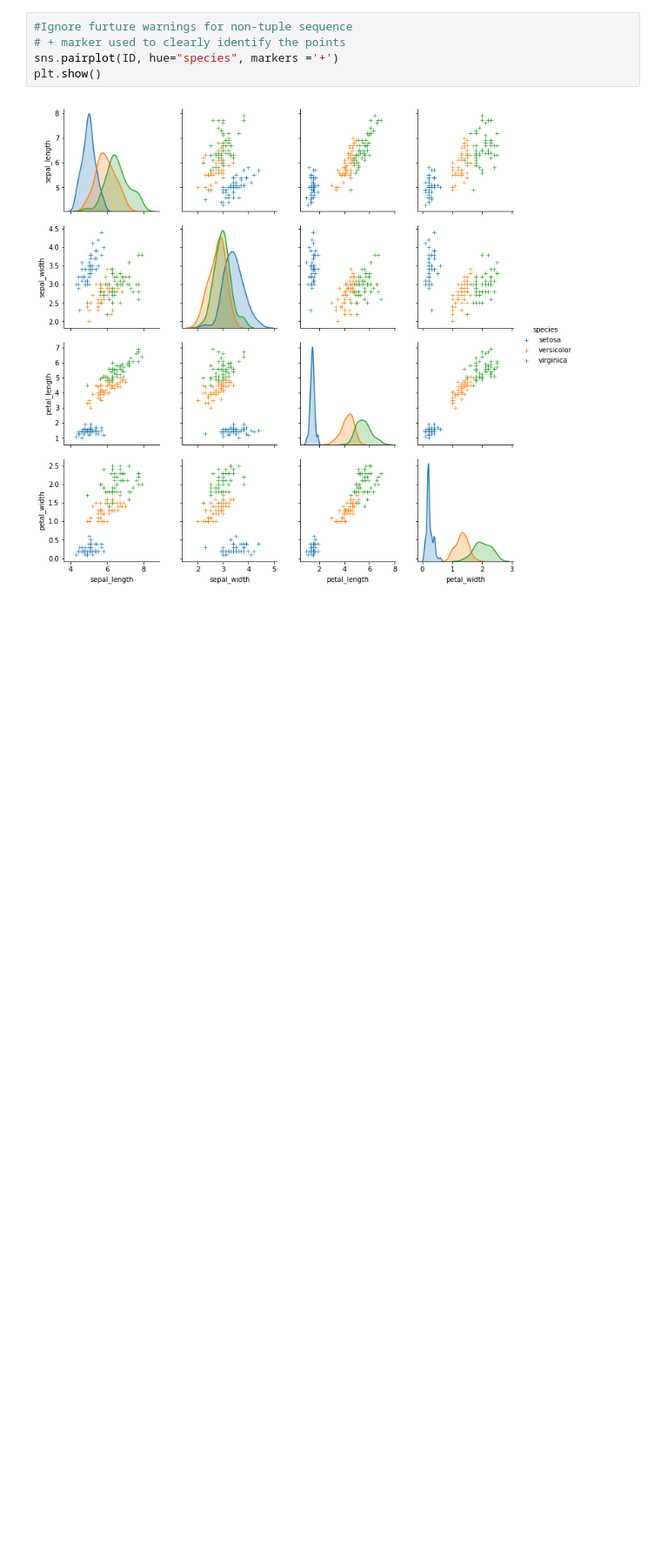
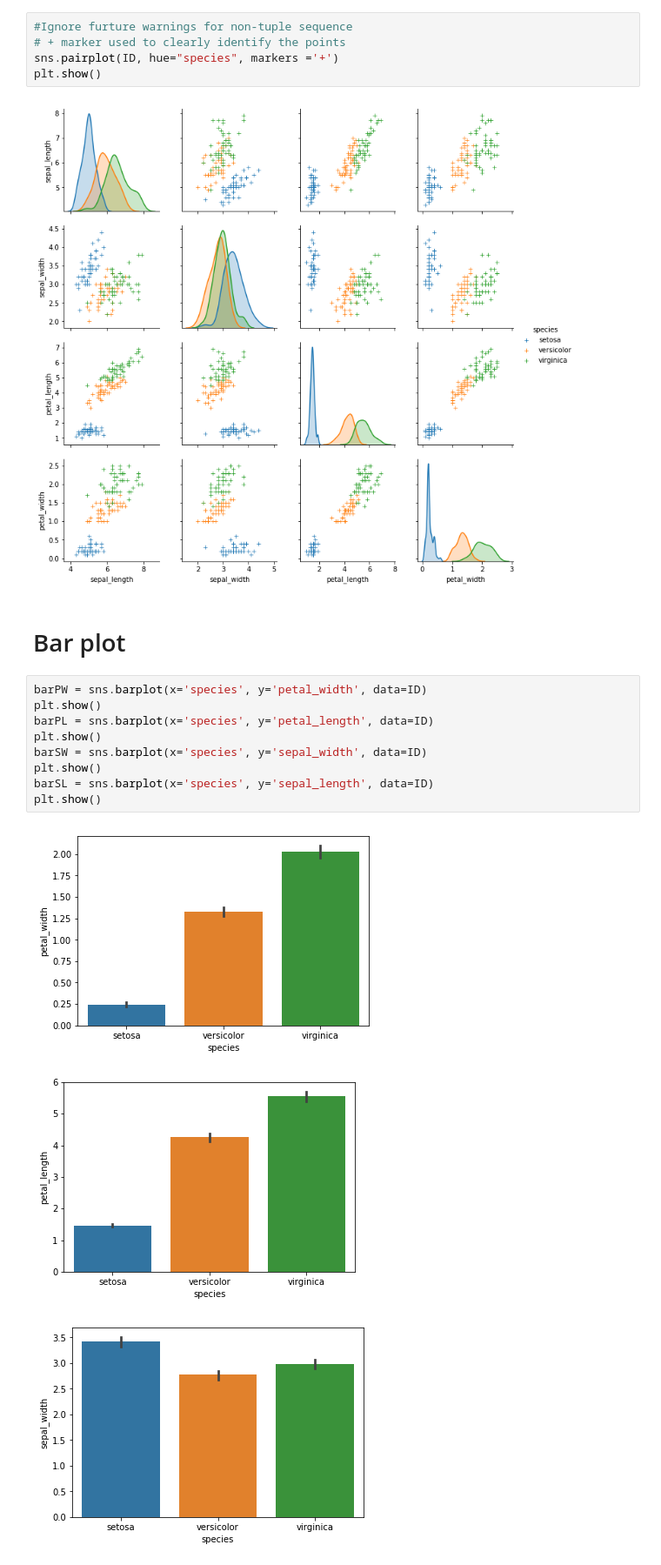
Before and after one commit to yrrag5/Emerging-Technology-Project, a Jupyter notebook: Iris-Dataset .ipynb, the cells around one changed output. Shown at 87% size. Cells and saved outputs as stored; diff of their text form; blank space fills up the shorter version.

Commit message:
Adding bar and violet plots for iris data display

```diff
--- a/Iris-Dataset .ipynb
+++ b/Iris-Dataset .ipynb
@@ -140,3 +140,18 @@ sns.pairplot(ID, hue="species", markers ='+')
 plt.show()
 # %% [output]
 [figure]
+# %% [markdown]
+# Bar plot
+# %%
+barPW = sns.barplot(x='species', y='petal_width', data=ID)
+plt.show()
+barPL = sns.barplot(x='species', y='petal_length', data=ID)
+plt.show()
+barSW = sns.barplot(x='species', y='sepal_width', data=ID)
+plt.show()
+barSL = sns.barplot(x='species', y='sepal_length', data=ID)
+plt.show()
+# %% [output]
+[figure, added]
+[figure, added]
+[figure, added]
```
Also changed, not shown: parts of 3 cells of this notebook.
